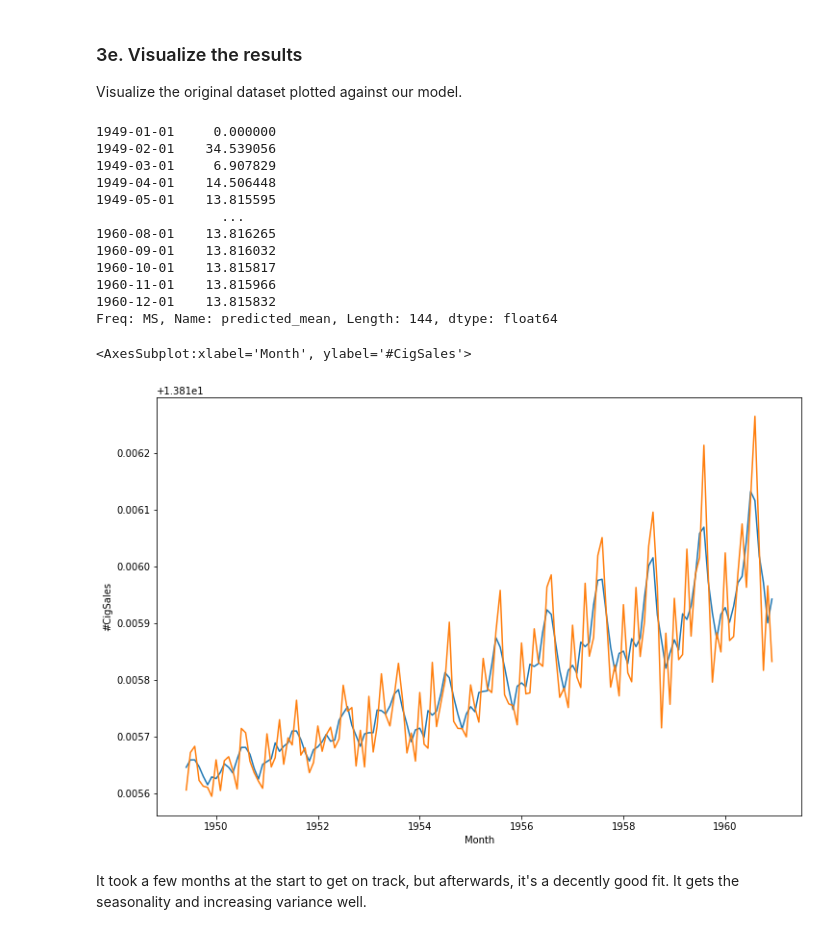
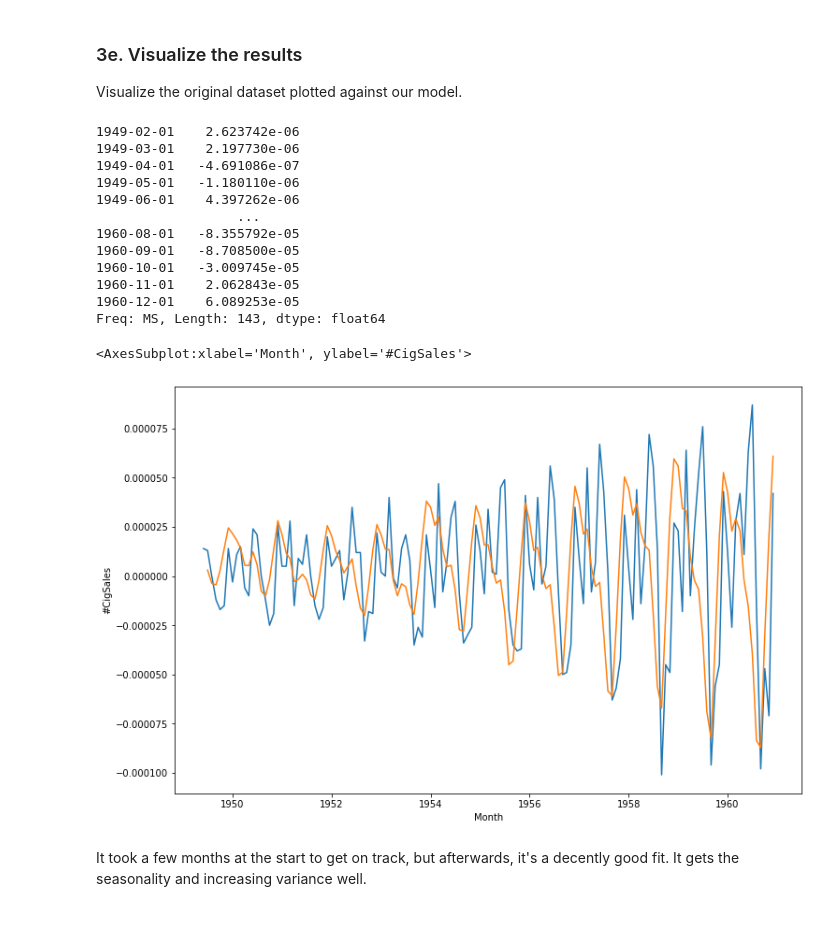
Before and after one commit to jonjacobs24/springboard, a Jupyter notebook: TimeSeriesAnalysis/Cowboy Cigarettes Case Study - Tier 3.ipynb, the cells around one changed output. Saved outputs shown, nothing was run; the diff lists cells and outputs as text; code cells hidden in the pictures.

Commit message:
updated the ARIMA model and made it work with feedback from Rahul

```diff
--- a/TimeSeriesAnalysis/Cowboy Cigarettes Case Study - Tier 3.ipynb
+++ b/TimeSeriesAnalysis/Cowboy Cigarettes Case Study - Tier 3.ipynb
@@ -381,7 +364,7 @@ df[df[1]==df[1].max()]
 # %% [markdown]
 So the best p,d, q, parameters for our ARIMA model are 2, 1, 1 respectively. Now we know this, we can build the model.
 # %%
-model = ARIMA(y_log, order=(4,4,1),missing='drop')
+model = ARIMA(y_log, order=(2,1,1))
 model_fit = model.fit()
 # %% [markdown]
 We can take a look at a summary of the model this library has built around our data.
@@ -419,25 +398,25 @@ pred = model_fit.predict()
 # %%
 pred
 # %% [output]
-1949-01-01     0.000000
-1949-02-01    34.539056
-1949-03-01     6.907829
-1949-04-01    14.506448
-1949-05-01    13.815595
-                ...
-1960-08-01    13.816265
-1960-09-01    13.816032
-1960-10-01    13.815817
-1960-11-01    13.815966
-1960-12-01    13.815832
-Freq: MS, Name: predicted_mean, Length: 144, dtype: float64
+1949-02-01    2.623742e-06
+1949-03-01    2.197730e-06
+1949-04-01   -4.691086e-07
+1949-05-01   -1.180110e-06
+1949-06-01    4.397262e-06
+                  ...
+1960-08-01   -8.355792e-05
+1960-09-01   -8.708500e-05
+1960-10-01   -3.009745e-05
+1960-11-01    2.062843e-05
+1960-12-01    6.089253e-05
+Freq: MS, Length: 143, dtype: float64
 # %%
 ax = plt.figure(figsize=(12,8))
-sns.lineplot(y=y_log[5:],x=y_log.index[5:])
+sns.lineplot(y=y_log.diff()[5:],x=y_log.index[5:])
 sns.lineplot(data=pred[5:])
 # %% [output]
 <AxesSubplot:xlabel='Month', ylabel='#CigSales'>
-[figure, old version]
+[figure, new version]
 # %% [markdown]
 It took a few months at the start to get on track, but afterwards, it's a decently good fit. It gets the seasonality and increasing variance well.
 # %% [markdown]
```
Also changed, not shown: parts of 8 cells of this notebook.
